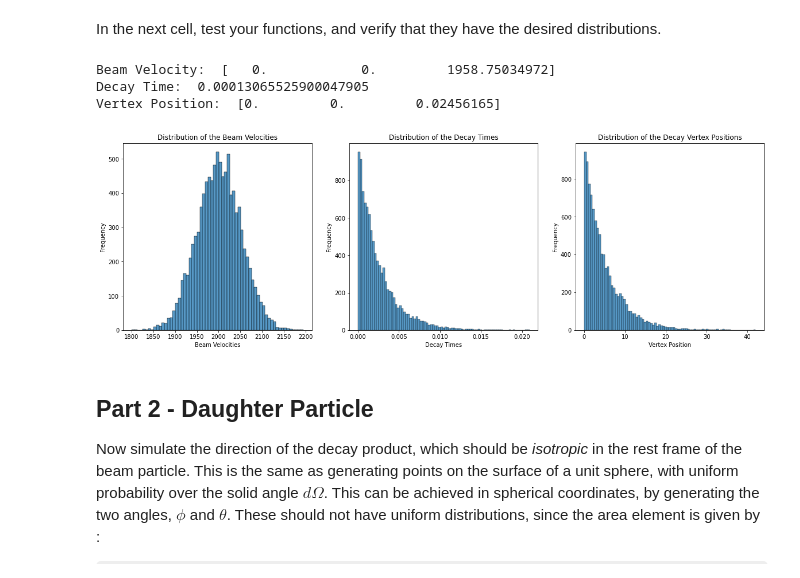
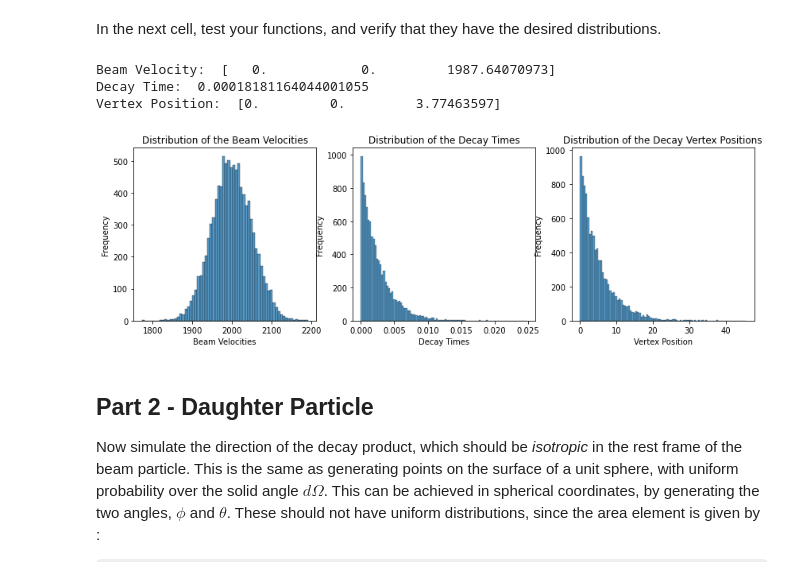
Before and after one commit to sam-you-ell/Computational-Physics, a Jupyter notebook: 3rd Year/Monte Carlo Sim/MonteCarlo.ipynb, the cells around one changed output. Cells and saved outputs as stored; diff of their text form; code cells hidden in the pictures; some formulas as TeX source.

```diff
--- a/3rd Year/Monte Carlo Sim/MonteCarlo.ipynb
+++ b/3rd Year/Monte Carlo Sim/MonteCarlo.ipynb
@@ -54,36 +57,36 @@ In the next cell, test your functions, and verify that they have the desired dis
 # %%
 print("Beam Velocity: ", XPART.b_vel())
 print("Decay Time: ", XPART.decay())
 print("Vertex Position: ", XPART.vertex())
 
 def distribution(n, Beam):
 
-    fig, ax = plt.subplots(1, 3, figsize = (20, 6))
+    fig, ax = plt.subplots(1, 3, figsize = (14, 4))
     times = [Beam.decay() for _ in range(n)]
     velocities = [Beam.b_vel()[2] for _ in range(n)]
     vertices = [Beam.vertex()[2] for _ in range(n)]
 
     sns.histplot(velocities, ax = ax[0])
     ax[0].set_xlabel('Beam Velocities')
     ax[0].set_ylabel("Frequency")
     ax[0].set_title("Distribution of the Beam Velocities")
 
     sns.histplot(times, ax = ax[1])
     ax[1].set_xlabel("Decay Times")
     ax[1].set_ylabel("Frequency")
     ax[1]. set_title("Distribution of the Decay Times")
 
     sns.histplot(vertices,ax = ax[2])
     ax[2].set_xlabel('Vertex Position')
     ax[2].set_ylabel("Frequency")
     ax[2].set_title("Distribution of the Decay Vertex Positions")
 
 distribution(10000, XPART)
 # %% [output]
-Beam Velocity:  [   0.            0.         1958.75034972]
-Decay Time:  0.00013065525900047905
-Vertex Position:  [0.         0.         0.02456165]
+Beam Velocity:  [   0.            0.         1987.64070973]
+Decay Time:  0.00018181164044001055
+Vertex Position:  [0.         0.         3.77463597]
-[figure, old version]
+[figure, new version]
 # %% [markdown]
 ## Part 2 - Daughter Particle
 
```
Also changed, not shown: parts of 5 cells of this notebook, 1 other file.
